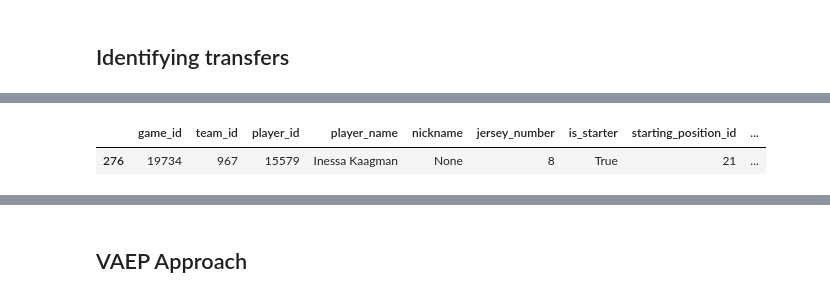
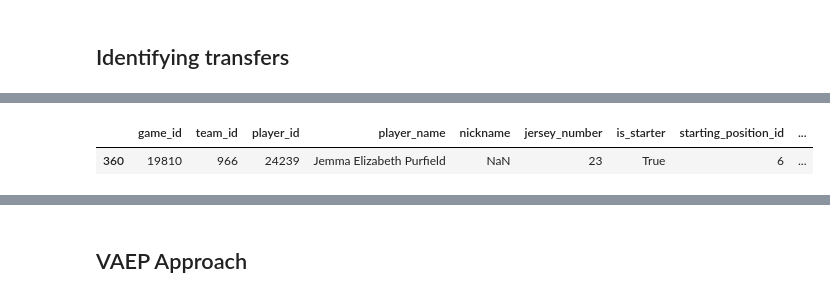
Before and after one commit to alexmihalache/Football-Analytics-Capstone---BrainStation-Final-Project, a Jupyter notebook: 5 - Model Selection and Hyper-parameter optimisation.ipynb, the cells around one changed output, grey strips where cells are left out. Saved outputs shown, nothing was run; the diff lists cells and outputs as text; code cells hidden in the pictures.

```diff
--- a/5 - Model Selection and Hyper-parameter optimisation.ipynb
+++ b/5 - Model Selection and Hyper-parameter optimisation.ipynb
@@ -184,0 +57,4 @@ drop_features = [
+# %%
+# load data
+
+xt, xt_test, vaep, vaep_test, games, games_test, players, players_test, target_players = load_data.load_data()
@@ -256,5 +87,5 @@ player_target_df.head(5)
 # %%
-players[players['player_id']==15579].head(1)
+players[players['player_id']==24239].head(1)
 # %% [output]
 |  | game_id | team_id | player_id | player_name | nickname | jersey_number | is_starter | starting_position_id | ... |
-| 276 | 19734 | 967 | 15579 | Inessa Kaagman | None | 8 | True | 21 | ... |
+| 360 | 19810 | 966 | 24239 | Jemma Elizabeth Purfield | NaN | 23 | True | 6 | ... |
```
Also changed, not shown: parts of 20 cells of this notebook, 6 other files.
